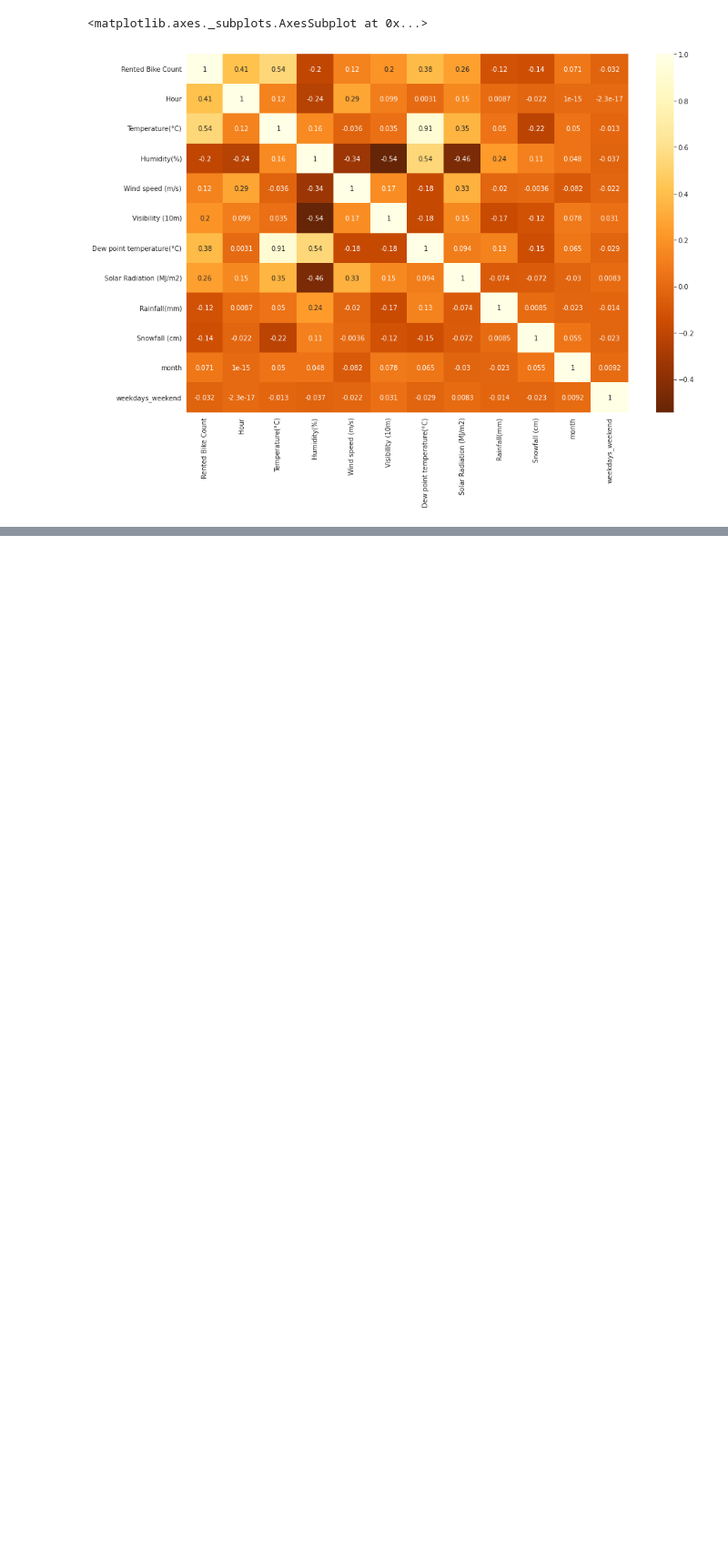
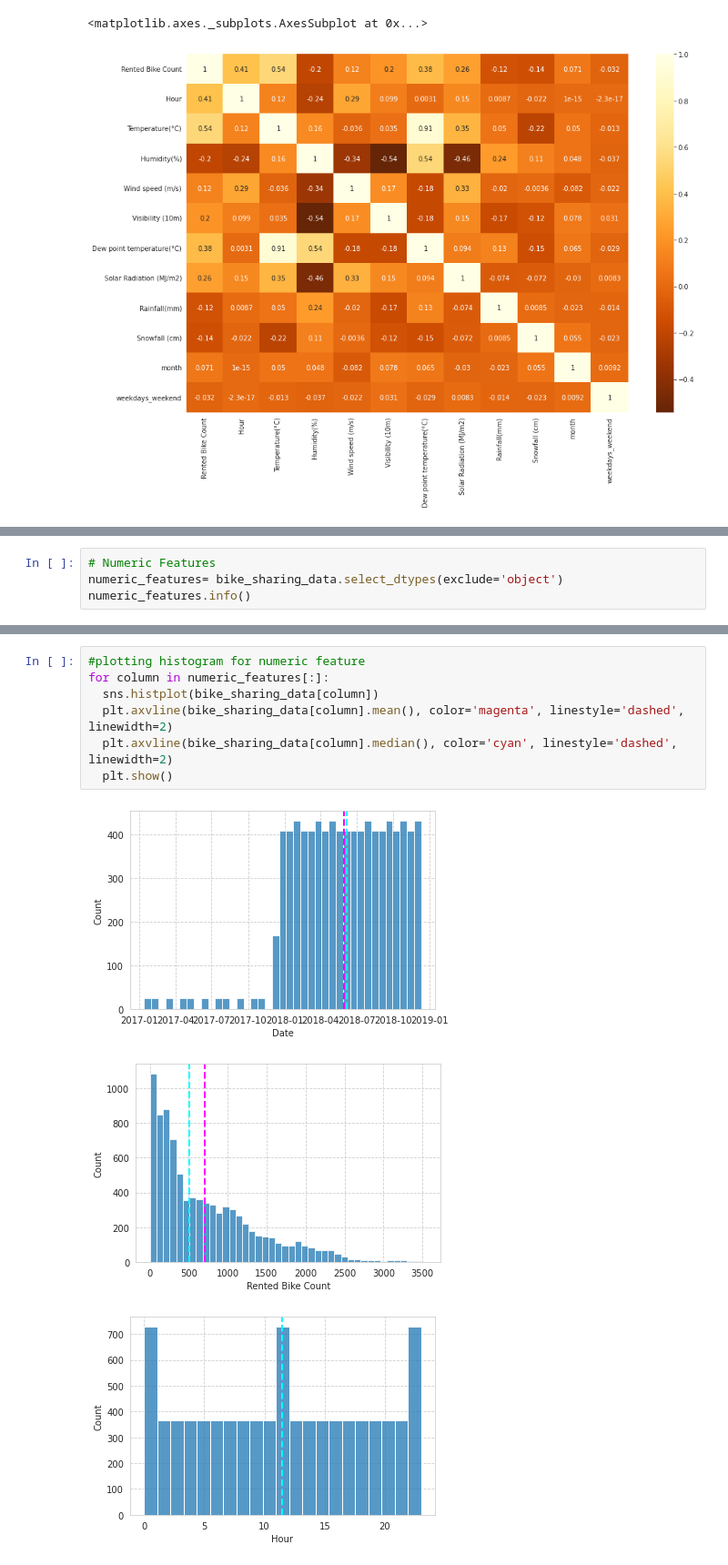
Before and after one commit to nikunjsonule/Bike-Sharing-Demand-Prediction, a Jupyter notebook: Bike_Sharing_Demand_Prediction_Capstone_Project.ipynb, the cells around one changed output, grey strips where cells are left out. Shown: that part at 91% size. Cells and saved outputs as stored; diff of their text form; blank space fills up the shorter version.

```diff
--- a/Bike_Sharing_Demand_Prediction_Capstone_Project.ipynb
+++ b/Bike_Sharing_Demand_Prediction_Capstone_Project.ipynb
@@ -187,0 +232,4 @@ sns.heatmap(bike_sharing_data.corr(),cmap='YlOrBr_r',annot=True)
+# %%
+# Numeric Features
+numeric_features= bike_sharing_data.select_dtypes(exclude='object')
+numeric_features.info()
@@ -187,0 +270,11 @@ sns.heatmap(bike_sharing_data.corr(),cmap='YlOrBr_r',annot=True)
+# %%
+#plotting histogram for numeric feature
+for column in numeric_features[:]:
+  sns.histplot(bike_sharing_data[column])
+  plt.axvline(bike_sharing_data[column].mean(), color='magenta', linestyle='dashed', linewidth=2)
+  plt.axvline(bike_sharing_data[column].median(), color='cyan', linestyle='dashed', linewidth=2)
+  plt.show()
+# %% [output]
+[figure, added]
+[figure, added]
+[figure, added]
```
Also changed, not shown: parts of 10 cells of this notebook.
